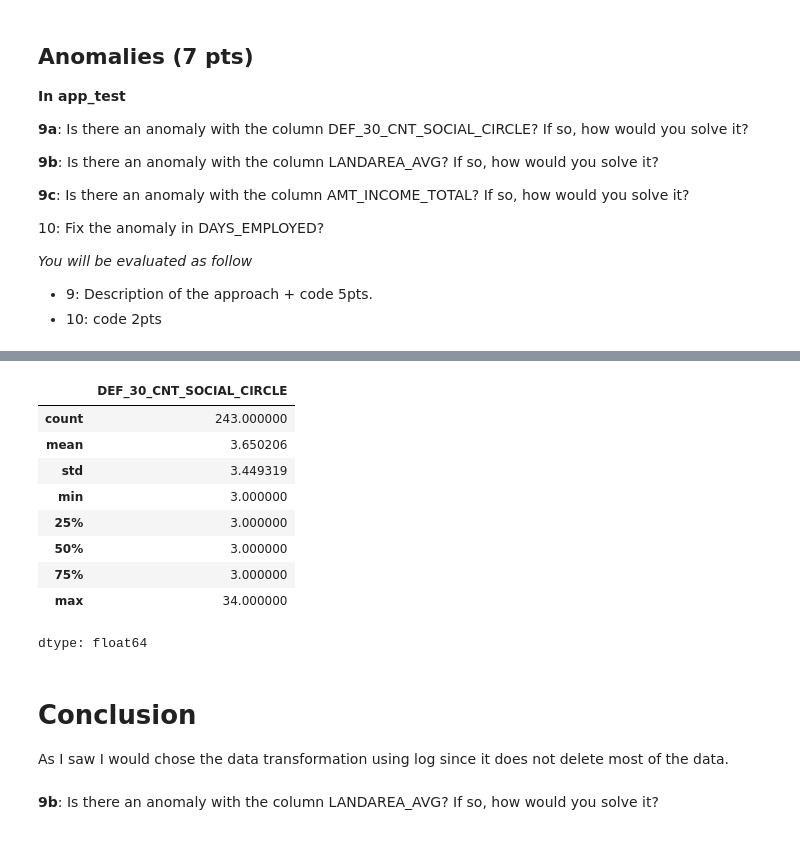
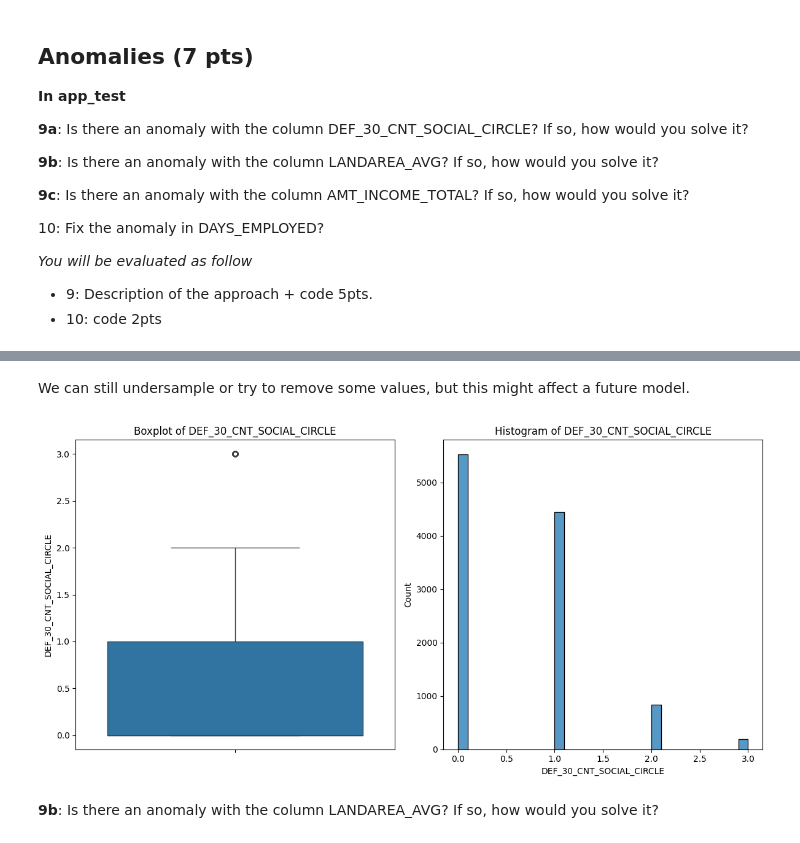
Before and after one commit to coldstrel/applied-ml-mids-2024, a Jupyter notebook: Project_Part_1.ipynb, the cells around one changed output, grey strips where cells are left out. Saved outputs shown, nothing was run; the diff lists cells and outputs as text; code cells hidden in the pictures.

```diff
--- a/Project_Part_1.ipynb
+++ b/Project_Part_1.ipynb
@@ -547,0 +478,18 @@ Detect the anomalies uding the Isolation forest technic
+# %%
+from sklearn.utils import resample
+
+# Separate the dominant class (0.0) and the minority classes (1.0, 2.0)
+dominant_class = app_test_copy[app_test_copy['DEF_30_CNT_SOCIAL_CIRCLE'] == 0.0]
+minority_classes = app_test_copy[app_test_copy['DEF_30_CNT_SOCIAL_CIRCLE'] != 0.0]
+
+# Undersample the dominant class to match the size of the minority classes
+dominant_class_resampled = resample(dominant_class,
+                                    replace=False,
+                                    n_samples=len(minority_classes),  # Match the size of the minority classes
+                                    random_state=42)
+
+# Combine the resampled dominant class with the minority classes
+balanced_data = pd.concat([dominant_class_resampled, minority_classes])
+
+# Check the value counts after resampling
+print(balanced_data['DEF_30_CNT_SOCIAL_CIRCLE'].value_counts())
@@ -552,11 +513,10 @@ from sklearn.ensemble import IsolationForest
 isolation_forest = IsolationForest(contamination=0.01)
 
 # Fit and predict anomalies (-1 means anomaly, 1 means normal)
-app_test_copy['anomaly'] = isolation_forest.fit_predict(app_test_copy[['DEF_30_CNT_SOCIAL_CIRCLE']])
+balanced_data['anomaly'] = isolation_forest.fit_predict(balanced_data[['DEF_30_CNT_SOCIAL_CIRCLE']])
 
 # Filter out anomalies
-anomalies = app_test_copy[app_test_copy['anomaly'] == -1]
+anomalies = balanced_data[balanced_data['anomaly'] != -1]
 
-print("Anomalies detected using Isolation Forest:")
-anomalies['DEF_30_CNT_SOCIAL_CIRCLE']
+anomalies['DEF_30_CNT_SOCIAL_CIRCLE'].value_counts()
 # %% [output]
@@ -649,21 +530,22 @@ plt.show()
-# %%
-app_test_copy_cleaned['DEF_30_CNT_SOCIAL_CIRCLE'].value_counts()
-app_test_copy_cleaned['DEF_30_CNT_SOCIAL_CIRCLE'].describe()
-# %% [output]
-|  | DEF_30_CNT_SOCIAL_CIRCLE |
-| count | 243.000000 |
-| mean | 3.650206 |
-| std | 3.449319 |
-| min | 3.000000 |
-| 25% | 3.000000 |
-| 50% | 3.000000 |
-| 75% | 3.000000 |
-| max | 34.000000 |
-dtype: float64
-# %% [markdown]
-# Conclusion
-
-As I saw I would chose the data transformation using log since it does not delete most of the data.
+# %% [markdown]
+We can still undersample or try to remove some values, but this might affect a future model.
+# %%
+# Set up the figure and axes
+fig, axs = plt.subplots(1, 2, figsize=(12, 6))
+
+# Boxplot
+sns.boxplot(y=anomalies['DEF_30_CNT_SOCIAL_CIRCLE'], ax=axs[0])
+axs[0].set_title('Boxplot of DEF_30_CNT_SOCIAL_CIRCLE')
+
+# Histogram
+sns.histplot(anomalies['DEF_30_CNT_SOCIAL_CIRCLE'], bins=30, ax=axs[1], kde=False)
+axs[1].set_title('Histogram of DEF_30_CNT_SOCIAL_CIRCLE')
+
+# Display the plots
+plt.tight_layout()
+plt.show()
+# %% [output]
+[figure, added]
 # %% [markdown]
 **9b**: Is there an anomaly with the column LANDAREA_AVG? If so, how would you solve it?
 # %%
```
Also changed, not shown: parts of 45 cells of this notebook.
